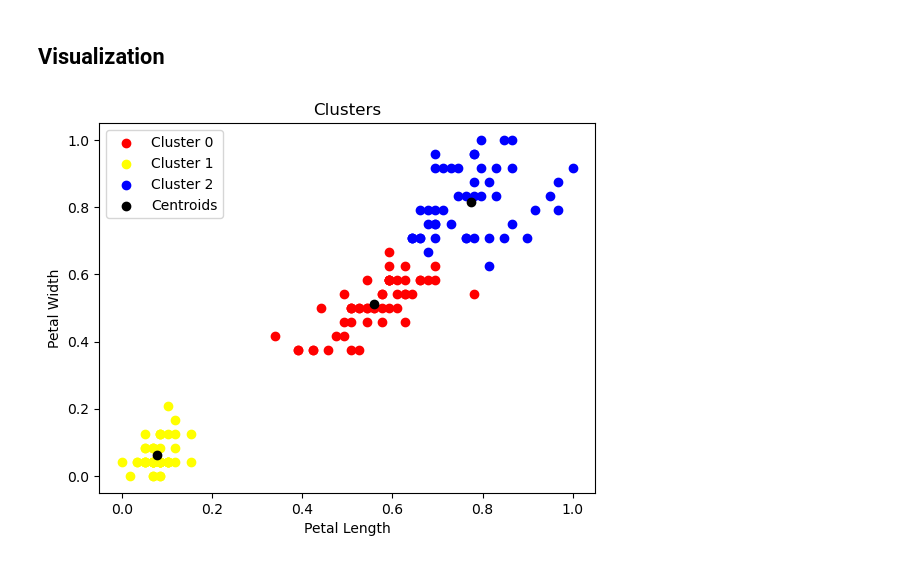
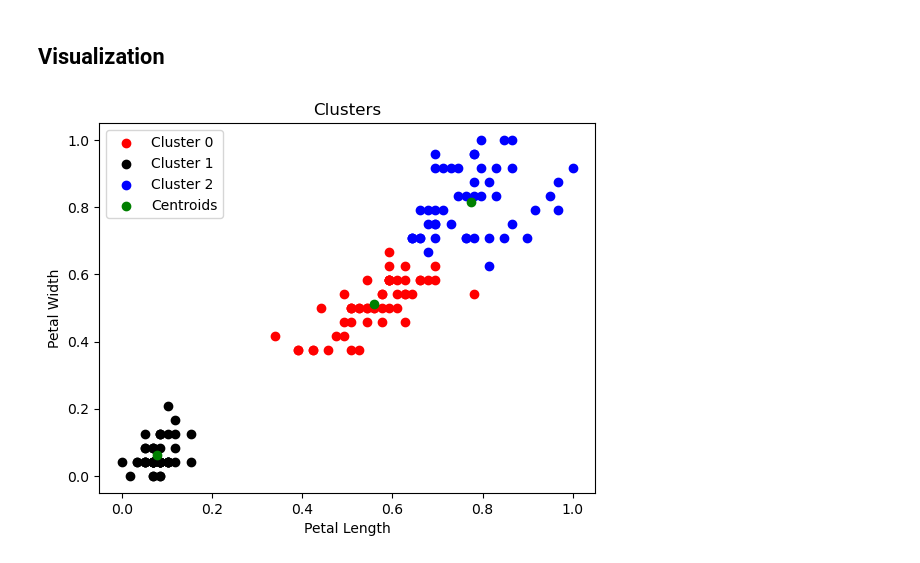
Before and after one commit to markdhareal/k-means-clustering, a Jupyter notebook: notebook/k-means-practice.ipynb, the cells around one changed output. Cells and saved outputs as stored; diff of their text form; code cells hidden in the pictures.

Commit message:
Change colors in Graph

```diff
--- a/notebook/k-means-practice.ipynb
+++ b/notebook/k-means-practice.ipynb
@@ -130,16 +130,16 @@ iris_data_frame.head()
 # %%
 iris_0 = iris_data_frame[iris_data_frame['Cluster'] == 0]
 iris_1 = iris_data_frame[iris_data_frame['Cluster'] == 1]
 iris_2 = iris_data_frame[iris_data_frame['Cluster'] == 2]
 
 plt.title('Clusters')
 plt.xlabel('Petal Length')
 plt.ylabel('Petal Width')
 plt.scatter(iris_0['Petal Length'], iris_0['Petal Width'], color='red', label='Cluster 0')
-plt.scatter(iris_1['Petal Length'], iris_1['Petal Width'], color='yellow', label='Cluster 1')
+plt.scatter(iris_1['Petal Length'], iris_1['Petal Width'], color='black', label='Cluster 1')
 plt.scatter(iris_2['Petal Length'], iris_2['Petal Width'], color='blue', label='Cluster 2')
-plt.scatter(km_model.cluster_centers_[:,0], km_model.cluster_centers_[:,1], color='black', label='Centroids')
+plt.scatter(km_model.cluster_centers_[:,0], km_model.cluster_centers_[:,1], color='green', label='Centroids')
 plt.legend()
 plt.show()
 # %% [output]
-[figure, old version]
+[figure, new version]
```
